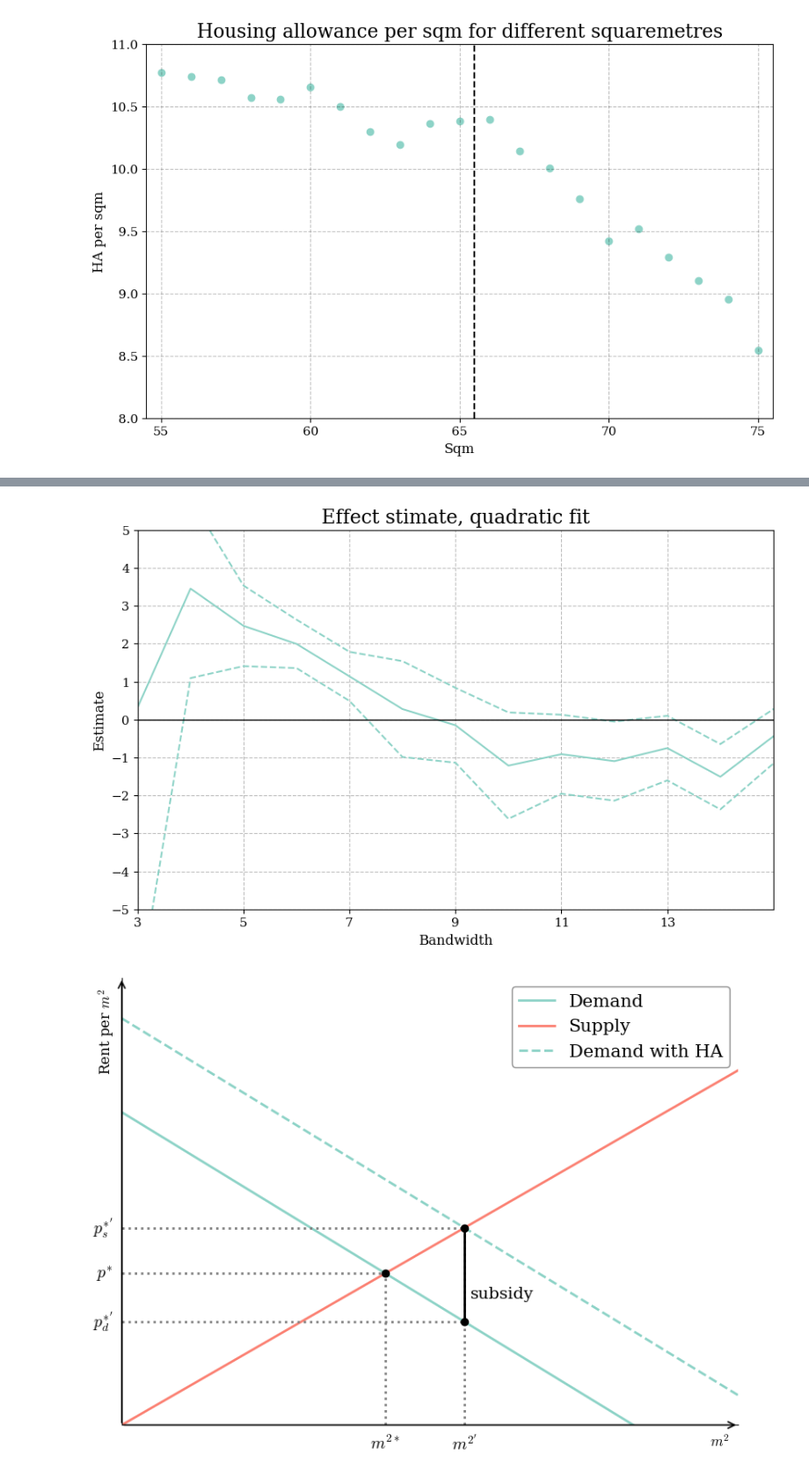
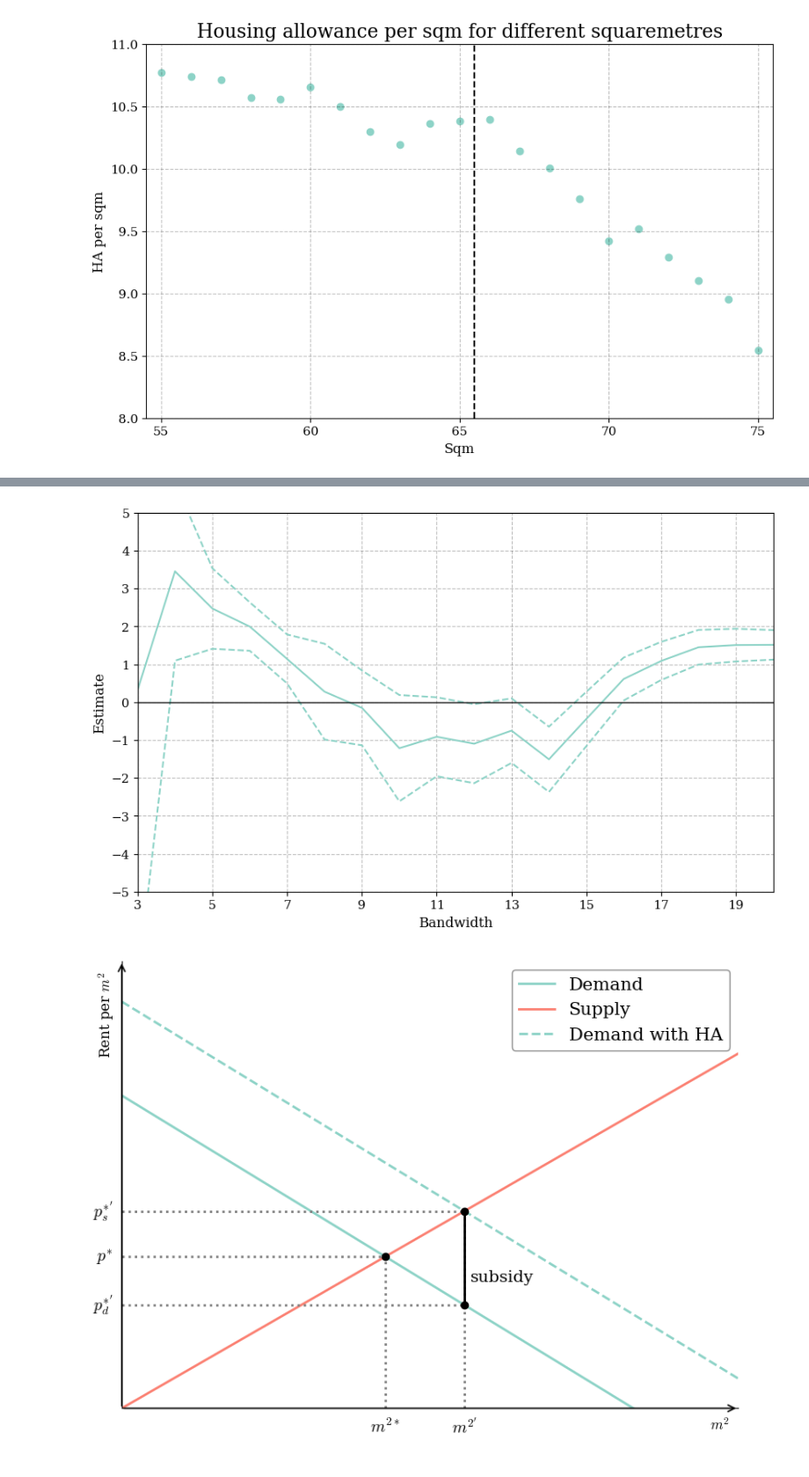
Before and after one commit to HansHoltenAndersen/Bachelor, a Jupyter notebook: Plots.ipynb, the cells around one changed output, grey strips where cells are left out. Shown at 88% size. Cells and saved outputs as stored; diff of their text form; code cells hidden in the pictures.

```diff
--- a/Plots.ipynb
+++ b/Plots.ipynb
@@ -279,8 +352,8 @@ def plot_bw(df, title="Estimates with 95% CI", clr=colors[0]):
     plt.title(title)
     plt.xlabel('Bandwidth')
     plt.ylabel('Estimate')
-    plt.xticks(np.arange(3, 15, 2))
-    plt.xlim(df.index[0], 15)
+    plt.xticks(np.arange(3, 20, 2))
+    plt.xlim(df.index[0], 20)
     plt.ylim(round_up_to(df.loc[5:,'lower'].min()-5,5), round_up_to(df.loc[10:,'upper'].max(),5))
     #set the ticks to be from -25 to 5 with steps of 5
     # Compute clean y-axis bounds
@@ -297,18 +370,18 @@ def plot_bw(df, title="Estimates with 95% CI", clr=colors[0]):
 # %%
 #Linear first stage
 # import exceldata
 
 Main = load_bw_data("Hjemsendelse 05-11-2025.xlsx", "Main bw")
 
 #Definiting panels with titles
 panels = {
-    "Effect stimate, quadratic fit": Main,
+    "": Main,
 }
 
 for name, d in panels.items():
     plot_bw(d, title=name, clr=colors[0])
 # %% [output]
-[figure, old version]
+[figure, new version]
 # %%
 # Subsidy Incidence Diagram — equilibrium shifted left
 
```
Also changed, not shown: parts of 3 cells of this notebook, 4 other files.
